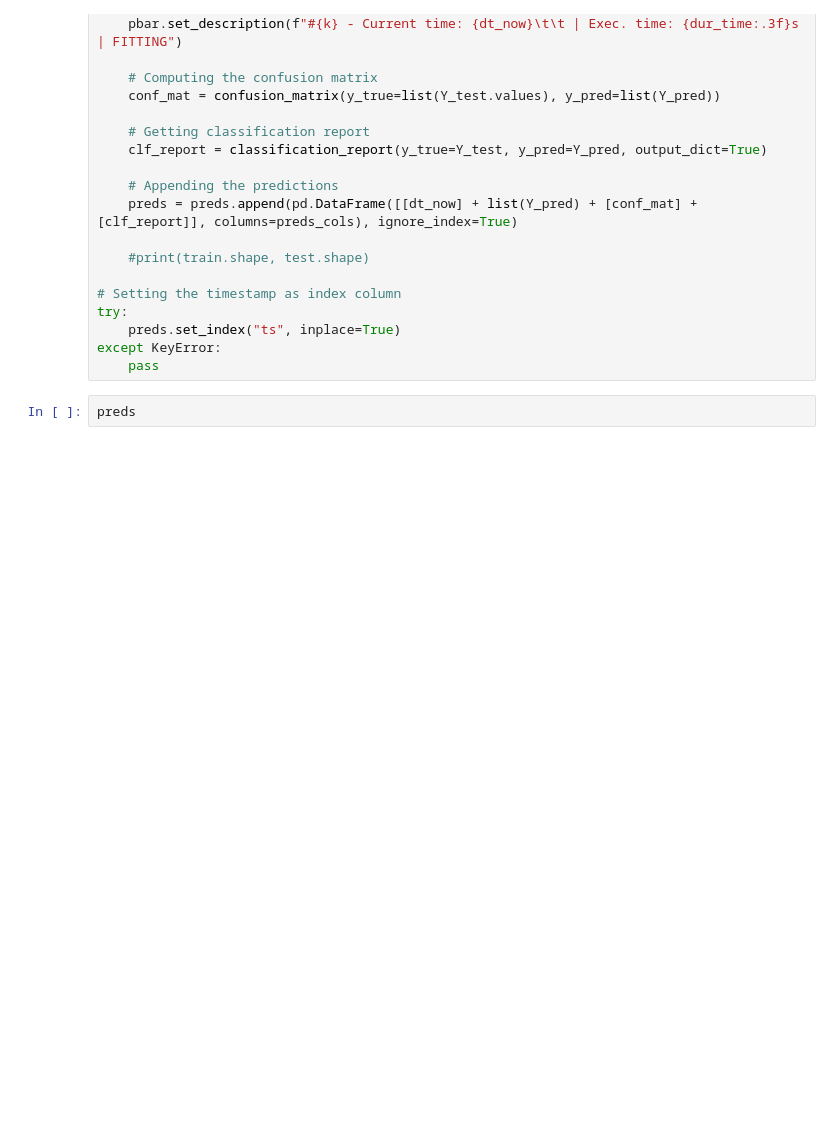
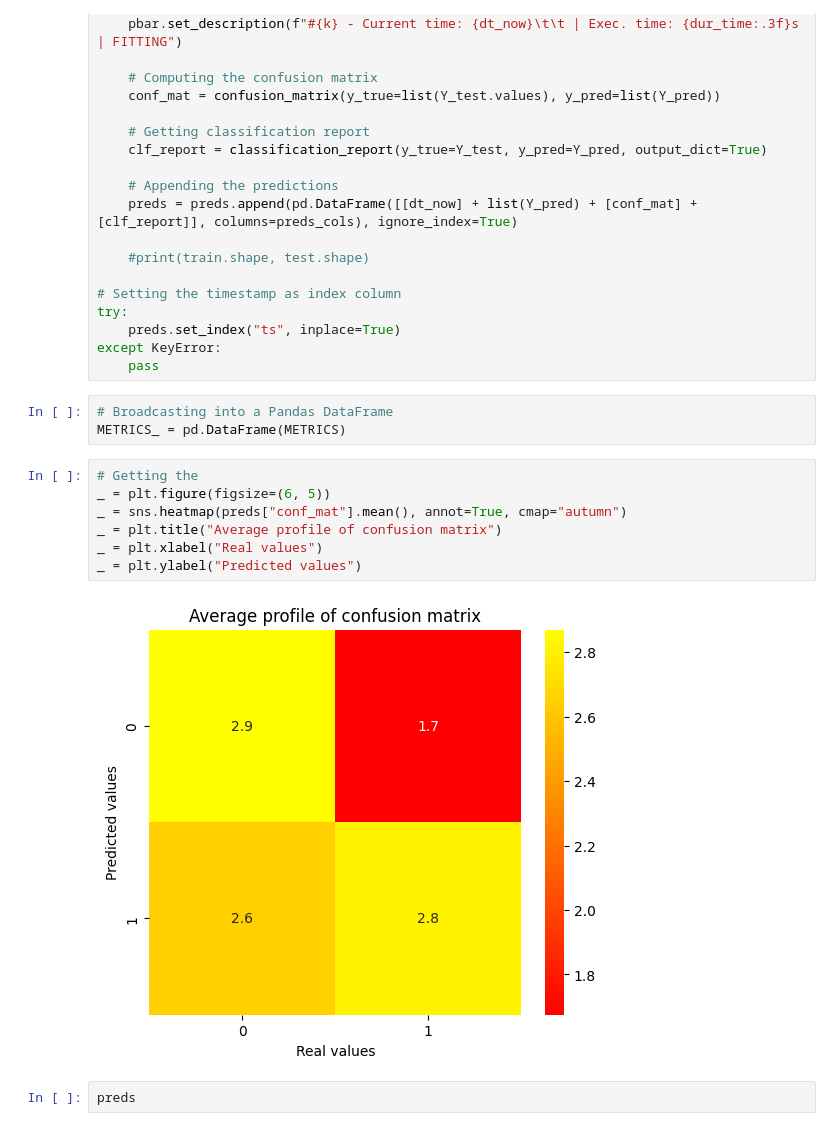
Before and after one commit to lcsrodriguez/cryptotrading, a Jupyter notebook: notebooks/ethereum_trading.ipynb, the cells around one changed output. Cells and saved outputs as stored; diff of their text form; blank space fills up the shorter version.

```diff
--- a/notebooks/ethereum_trading.ipynb
+++ b/notebooks/ethereum_trading.ipynb
@@ -381,6 +381,18 @@ try:
     preds.set_index("ts", inplace=True)
 except KeyError:
     pass
+# %%
+# Broadcasting into a Pandas DataFrame
+METRICS_ = pd.DataFrame(METRICS)
+# %%
+# Getting the
+_ = plt.figure(figsize=(6, 5))
+_ = sns.heatmap(preds["conf_mat"].mean(), annot=True, cmap="autumn")
+_ = plt.title("Average profile of confusion matrix")
+_ = plt.xlabel("Real values")
+_ = plt.ylabel("Predicted values")
+# %% [output]
+[figure, added]
 # %%
 preds
 # %% [output]
```
Also changed, not shown: parts of 1 cell of this notebook, 1 other file.
